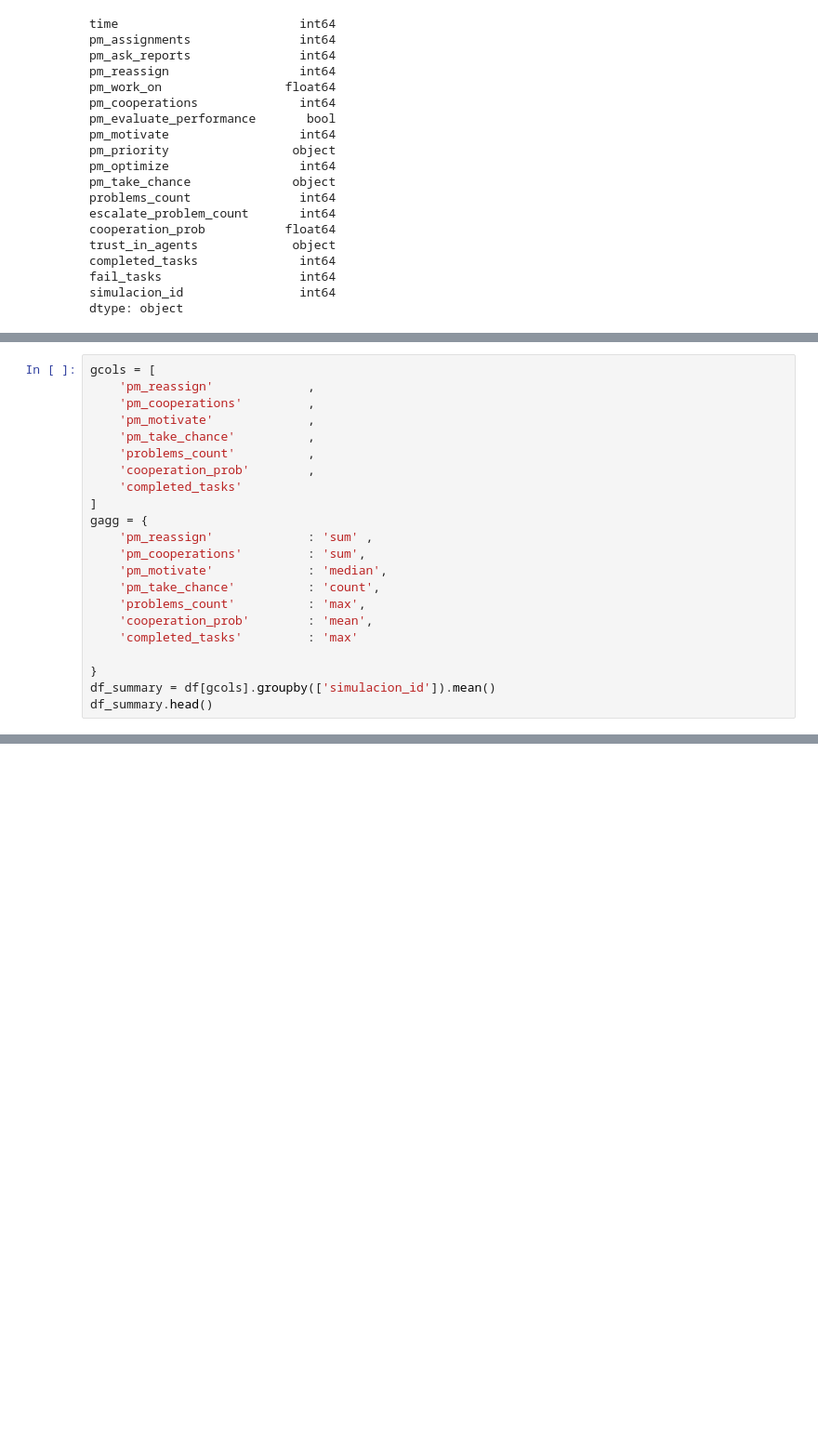
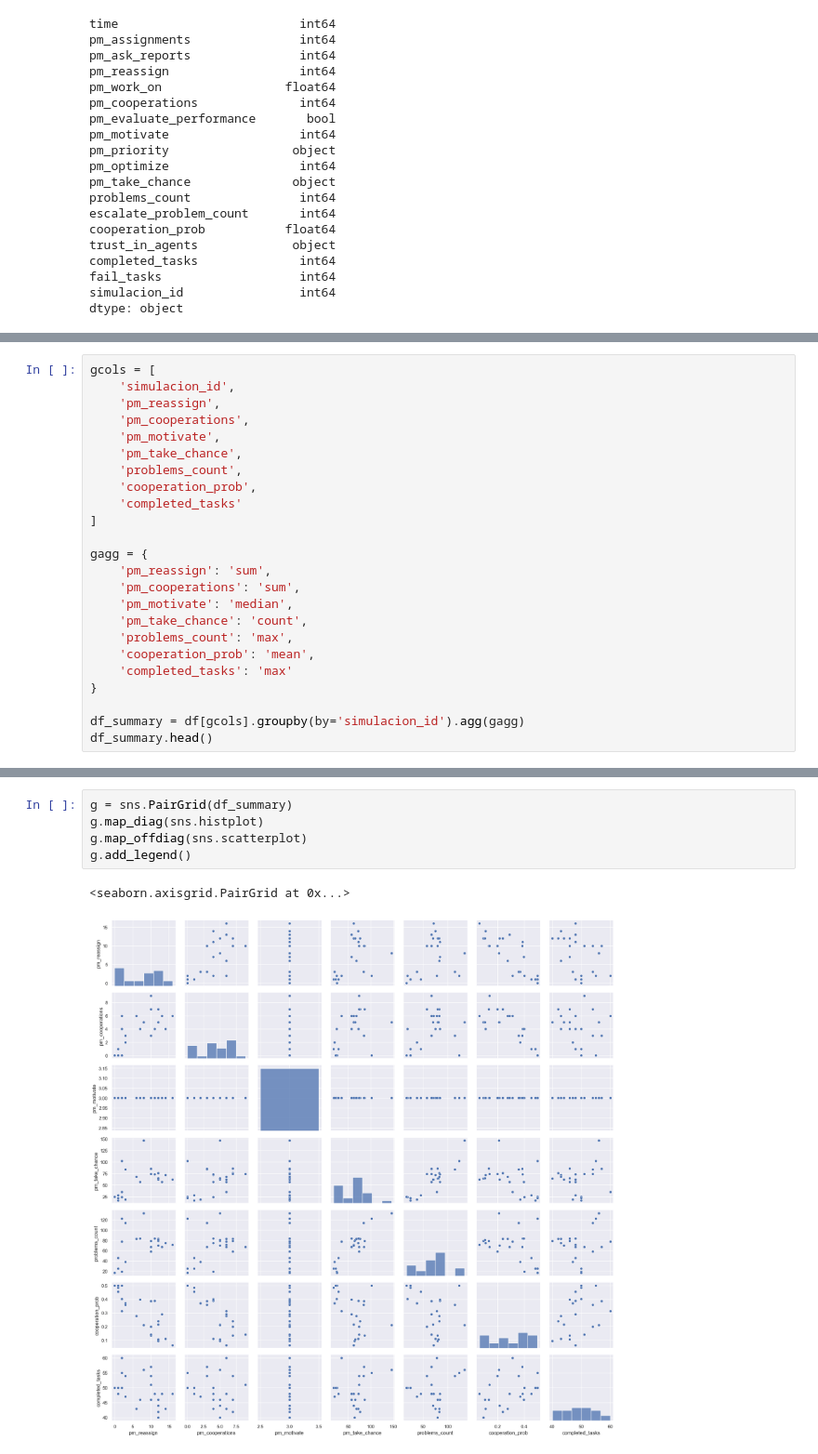
Before and after one commit to roo1202/ProjectManager, a Jupyter notebook: Data_Analysis.ipynb, the cells around one changed output, grey strips where cells are left out. Shown at 93% size. Drawn from its saved outputs; the diff is of its cells as text; blank space fills up the shorter version.

```diff
--- a/Data_Analysis.ipynb
+++ b/Data_Analysis.ipynb
@@ -105,23 +111,25 @@ plt.show()
 # %%
 gcols = [
-    'pm_reassign'             ,
-    'pm_cooperations'         ,
-    'pm_motivate'             ,
-    'pm_take_chance'          ,
-    'problems_count'          ,
-    'cooperation_prob'        ,
+    'simulacion_id',
+    'pm_reassign',
+    'pm_cooperations',
+    'pm_motivate',
+    'pm_take_chance',
+    'problems_count',
+    'cooperation_prob',
     'completed_tasks'
 ]
+
 gagg = {
-    'pm_reassign'             : 'sum' ,
-    'pm_cooperations'         : 'sum',
-    'pm_motivate'             : 'median',
-    'pm_take_chance'          : 'count',
-    'problems_count'          : 'max',
-    'cooperation_prob'        : 'mean',
-    'completed_tasks'         : 'max'
+    'pm_reassign': 'sum',
+    'pm_cooperations': 'sum',
+    'pm_motivate': 'median',
+    'pm_take_chance': 'count',
+    'problems_count': 'max',
+    'cooperation_prob': 'mean',
+    'completed_tasks': 'max'
+}
 
-}
-df_summary = df[gcols].groupby(['simulacion_id']).mean()
+df_summary = df[gcols].groupby(by='simulacion_id').agg(gagg)
 df_summary.head()
 # %% [output]
@@ -128,0 +157,8 @@ KeyError: 'simulacion_id'
+# %%
+g = sns.PairGrid(df_summary)
+g.map_diag(sns.histplot)
+g.map_offdiag(sns.scatterplot)
+g.add_legend()
+# %% [output]
+<seaborn.axisgrid.PairGrid at 0x...>
+[figure, added]
```
Also changed, not shown: parts of 12 cells of this notebook, 4 other files.
